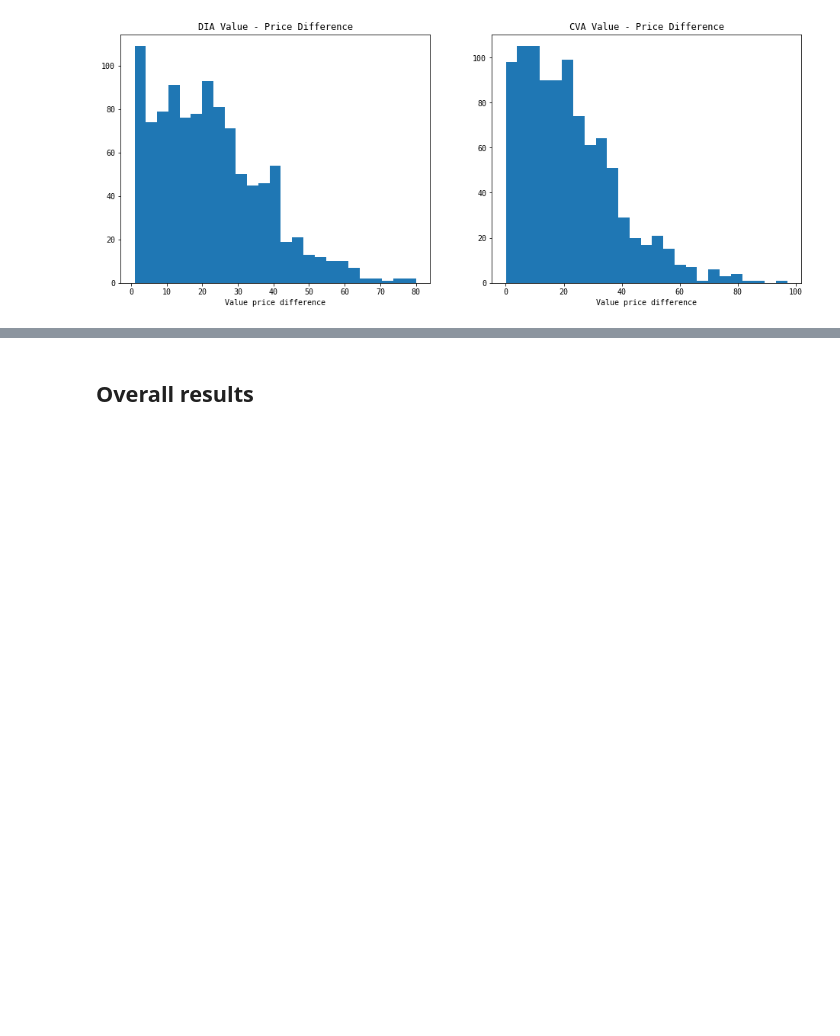
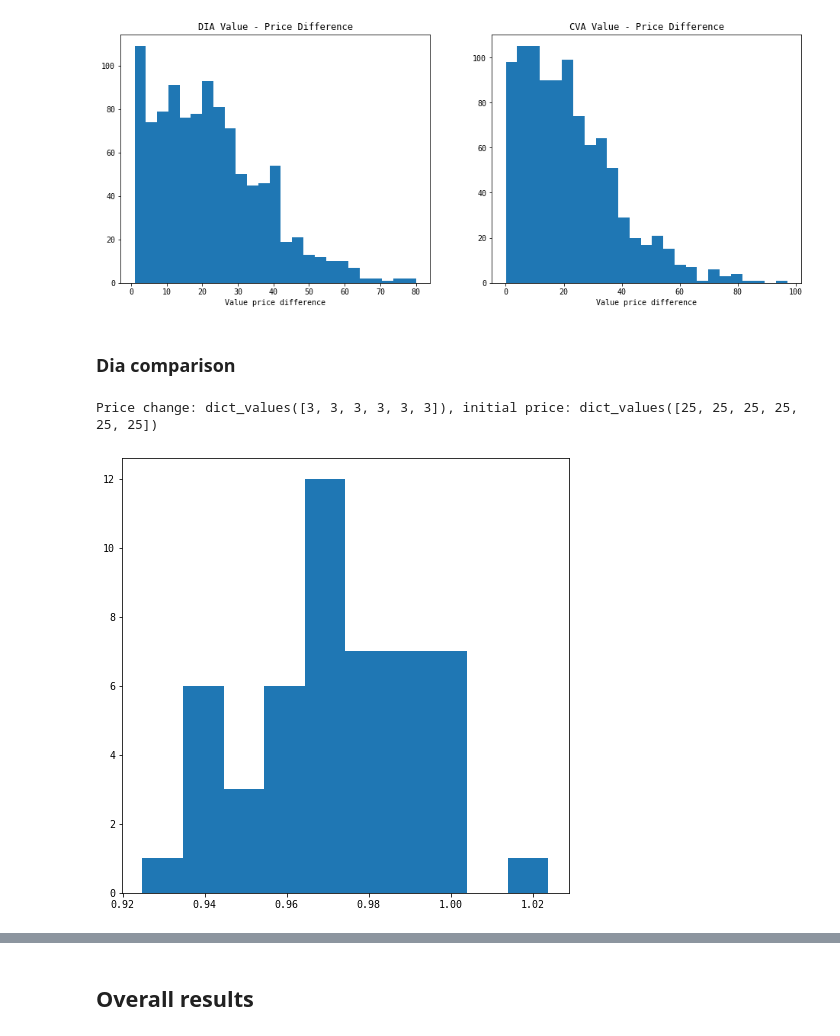
Before and after one commit to pseudo-rnd-thoughts/Elastic-Resource-Allocation, a Jupyter notebook: analysis/auctions.ipynb, the cells around one changed output, grey strips where cells are left out. Drawn from its saved outputs; the diff is of its cells as text; code cells hidden in the pictures; blank space fills up the shorter version.

```diff
--- a/analysis/auctions.ipynb
+++ b/analysis/auctions.ipynb
@@ -132,3 +132,19 @@ ax_cva_diff.set_title('CVA Value - Price Difference')
 # %% [output]
 Text(0.5, 1.0, 'CVA Value - Price Difference')
 [figure]
+# %% [markdown]
+### Dia comparison
+# %%
+social_welfare_diff = [
+    result['Flexible VCG']['social welfare'] / result['Optimal DIA']['social welfare']
+    for result in results_data
+]
+
+_, ax = plt.subplots(figsize=(8, 8))
+ax.hist(social_welfare_diff)
+
+print(f'Price change: {results_data[0]["Optimal DIA"]["price change"].values()}, '
+      f'initial price: {results_data[0]["Optimal DIA"]["server initial price"].values()}')
+# %% [output]
+Price change: dict_values([3, 3, 3, 3, 3, 3]), initial price: dict_values([25, 25, 25, 25, 25, 25])
+[figure, added]
```
Also changed, not shown: parts of 3 cells of this notebook, 3 other files.
